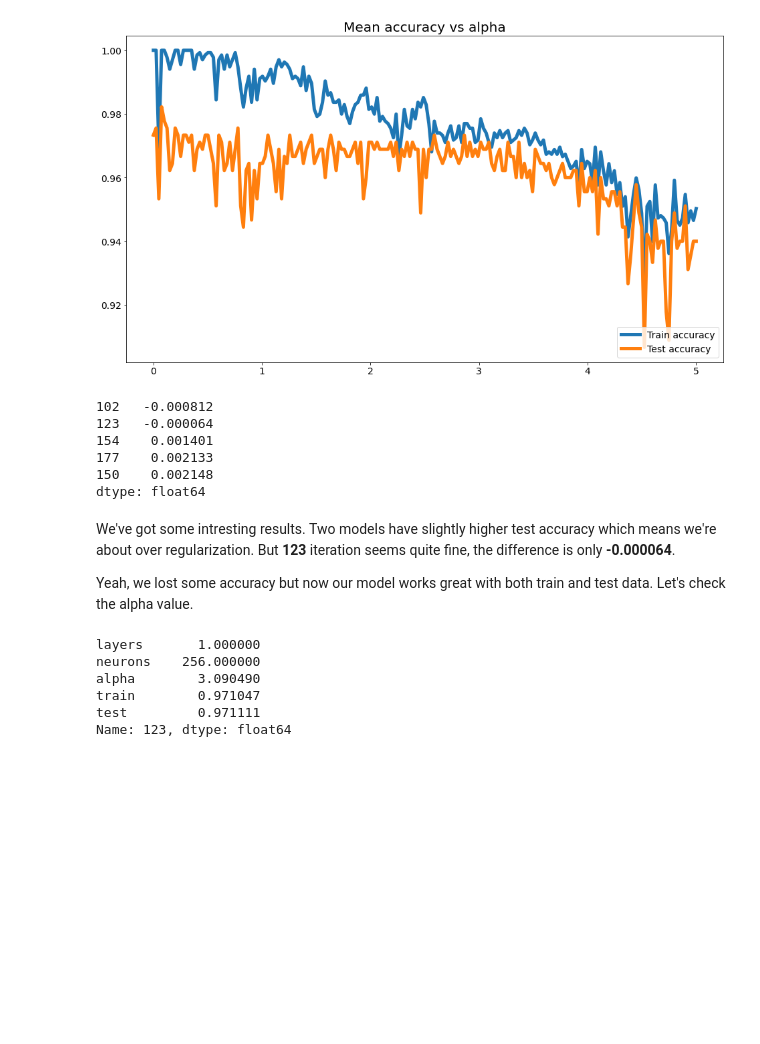
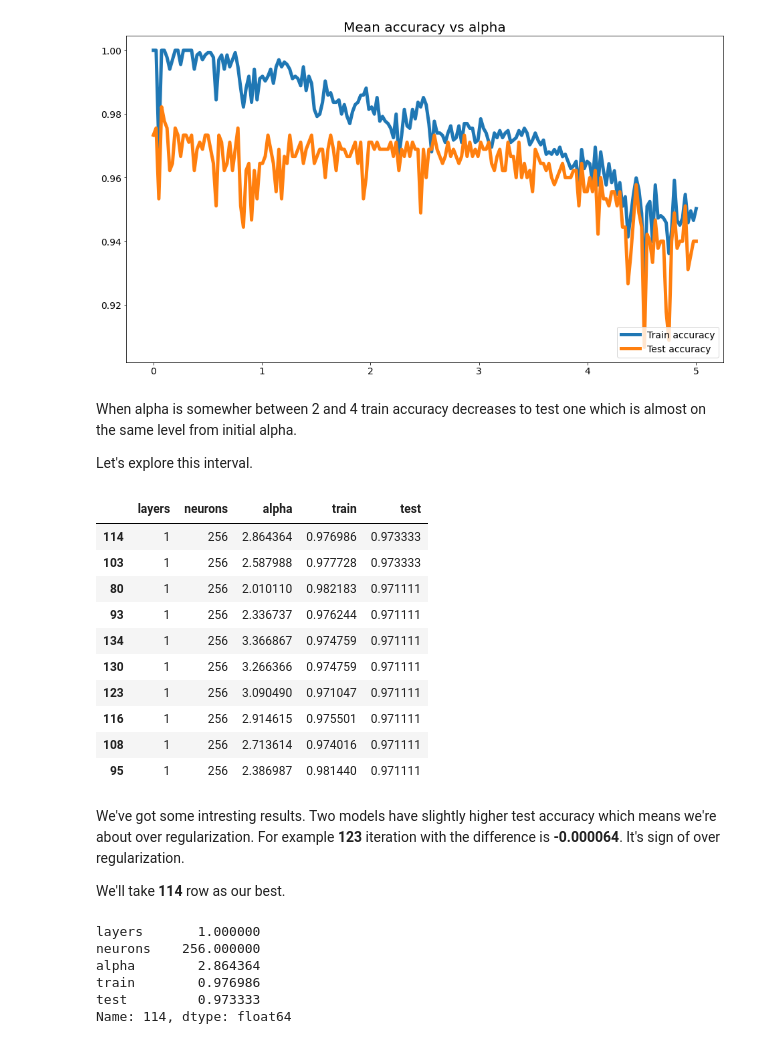
Before and after one commit to 0ld-dancer/dq_projects, a Jupyter notebook: 14. A Handwritten Digits Classifier/digits_classifier.ipynb, the cells around one changed output. Saved outputs shown, nothing was run; the diff lists cells and outputs as text; code cells hidden in the pictures; blank space fills up the shorter version.

```diff
--- a/14. A Handwritten Digits Classifier/digits_classifier.ipynb
+++ b/14. A Handwritten Digits Classifier/digits_classifier.ipynb
@@ -533,0 +540,29 @@ Name: test, dtype: float64
+# %%
+from sklearn.model_selection import GridSearchCV
+
+#Prepare hidden layers config
+hdn = []
+
+for layers in range(1,4):
+    for n in neurons:
+        hidden_layer = tuple([n for layer in range(layers)])
+        hdn.append(hidden_layer)
+
+#function.append('relu')
+
+parameter_space = {'hidden_layer_sizes': hdn,
+                  'activation': function}
+
+mlp = MLPClassifier(max_iter=1100,
+                    solver='sgd',
+                    learning_rate_init=0.02,
+                    random_state=0)
+
+kf = KFold(n_splits=4,
+           shuffle=True,
+           random_state=0)
+
+clf = GridSearchCV(mlp, parameter_space, n_jobs=-1, cv=kf)
+clf.fit(digits.data, digits.target)
+
+print(clf.best_params_, clf.best_score_)
@@ -630,25 +676,38 @@ ax.legend(['Train accuracy', 'Test accuracy'],
 # %% [output]
 <matplotlib.legend.Legend at 0x...>
 [figure]
-# %%
-(alpha_df.train - alpha_df.test).sort_values().head()
-# %% [output]
-102   -0.000812
-123   -0.000064
-154    0.001401
-177    0.002133
-150    0.002148
-dtype: float64
-# %% [markdown]
-We've got some intresting results. Two models have slightly higher test accuracy which means we're about over regularization. But **123** iteration seems quite fine, the difference is only **-0.000064**.
-
-Yeah, we lost some accuracy but now our model works great with both train and test data. Let's check the alpha value.
+# %% [markdown]
+When alpha is somewher between 2 and 4 train accuracy decreases to test one which is almost on the same level from initial alpha.
+
+Let's explore this interval.
+# %%
+alpha_mask = (alpha_df['alpha'] >= 2) & (alpha_df['alpha'] <= 4)
+
+alpha_df[alpha_mask].sort_values('test', ascending=False).head(10)
+# %% [output]
+|  | layers | neurons | alpha | train | test |
+| 114 | 1 | 256 | 2.864364 | 0.976986 | 0.973333 |
+| 103 | 1 | 256 | 2.587988 | 0.977728 | 0.973333 |
+| 80 | 1 | 256 | 2.010110 | 0.982183 | 0.971111 |
+| 93 | 1 | 256 | 2.336737 | 0.976244 | 0.971111 |
+| 134 | 1 | 256 | 3.366867 | 0.974759 | 0.971111 |
+| 130 | 1 | 256 | 3.266366 | 0.974759 | 0.971111 |
+| 123 | 1 | 256 | 3.090490 | 0.971047 | 0.971111 |
+| 116 | 1 | 256 | 2.914615 | 0.975501 | 0.971111 |
+| 108 | 1 | 256 | 2.713614 | 0.974016 | 0.971111 |
+| 95 | 1 | 256 | 2.386987 | 0.981440 | 0.971111 |
+# %% [markdown]
+We've got some intresting results. Two models have slightly higher test accuracy which means we're about over regularization. For example **123** iteration with the difference is **-0.000064**. It's sign of over regularization.
+
+We'll take **114** row as our best.
 # %%
-alpha_df.iloc[123, :]
+best_alpha = alpha_df.iloc[114, 2]
+
+alpha_df.iloc[114, :]
 # %% [output]
 layers       1.000000
 neurons    256.000000
-alpha        3.090490
-train        0.971047
-test         0.971111
-Name: 123, dtype: float64
+alpha        2.864364
+train        0.976986
+test         0.973333
+Name: 114, dtype: float64
```
Also changed, not shown: parts of 7 cells of this notebook.
